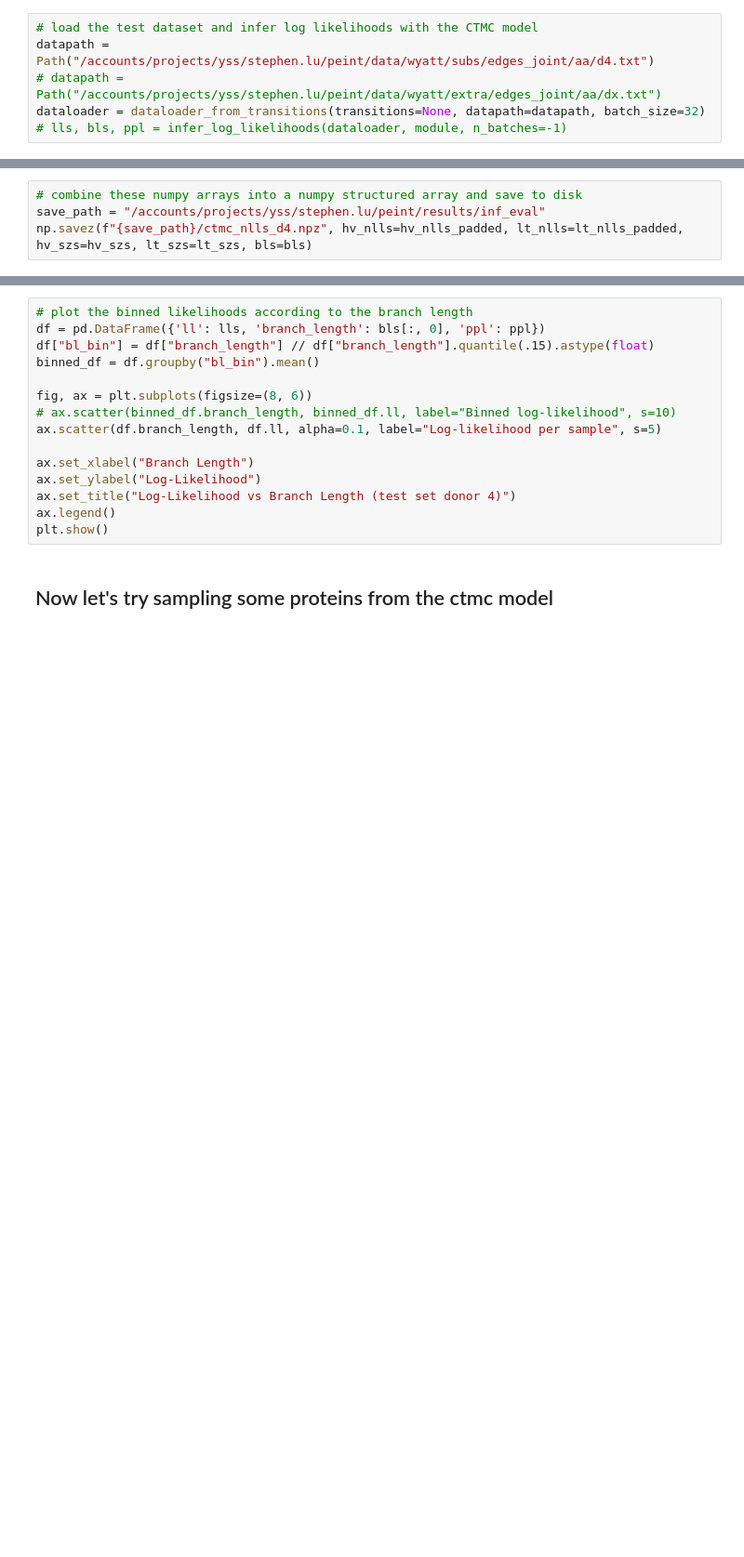
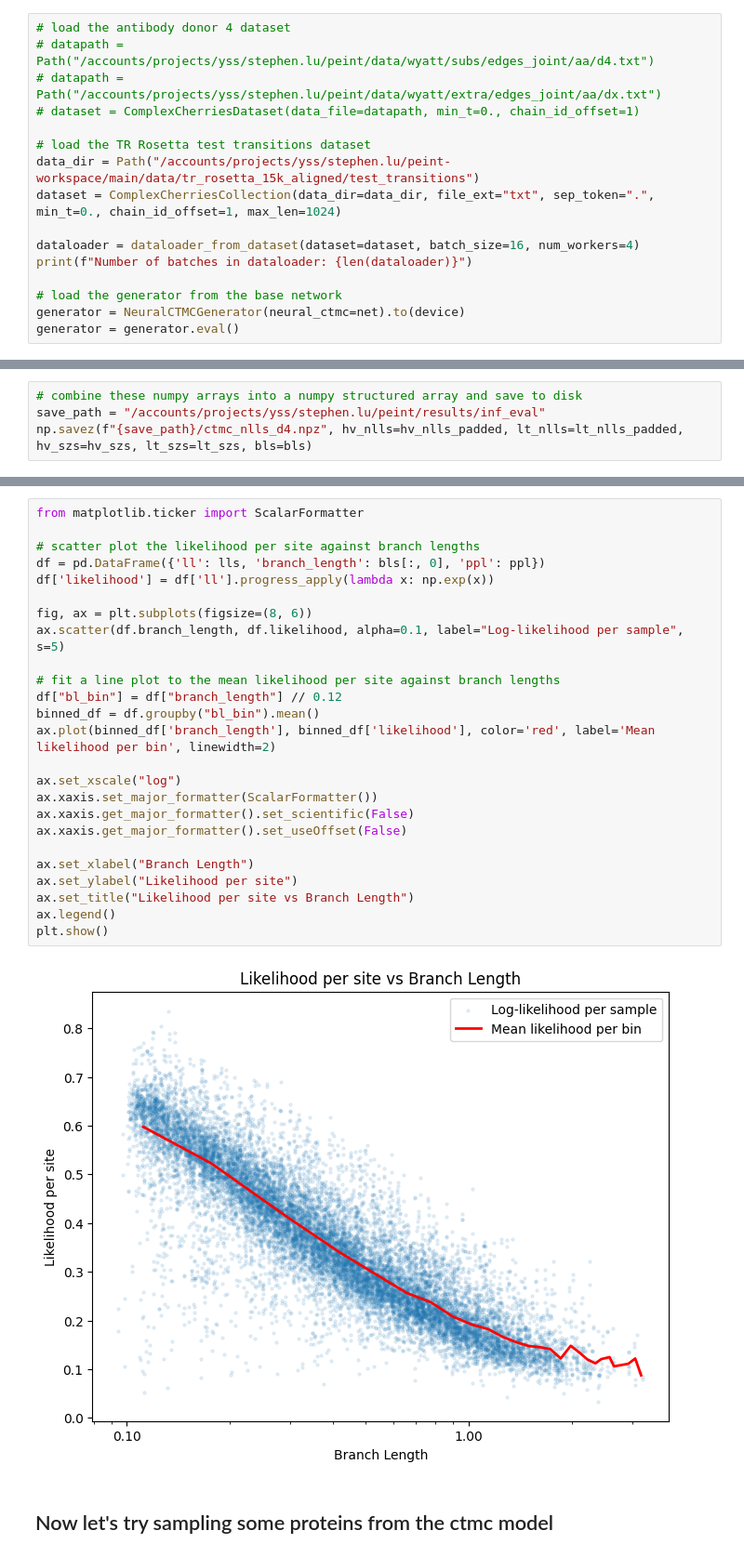
Before and after one commit to thematrixmaster/cosine, a Jupyter notebook: notebooks/eval_ctmc_model.ipynb, the cells around one changed output, grey strips where cells are left out. Shown at 93% size. Drawn from its saved outputs; the diff is of its cells as text; blank space fills up the shorter version.

```diff
--- a/notebooks/eval_ctmc_model.ipynb
+++ b/notebooks/eval_ctmc_model.ipynb
@@ -120,8 +76,18 @@ def compute_hamming_distance(seq1, seq2):
     assert len(seq1) == len(seq2)
     return sum(c1 != c2 for c1, c2 in zip(seq1, seq2))
 # %%
-# load the test dataset and infer log likelihoods with the CTMC model
-datapath = Path("/accounts/projects/yss/stephen.lu/peint/data/wyatt/subs/edges_joint/aa/d4.txt")
+# load the antibody donor 4 dataset
+# datapath = Path("/accounts/projects/yss/stephen.lu/peint/data/wyatt/subs/edges_joint/aa/d4.txt")
 # datapath = Path("/accounts/projects/yss/stephen.lu/peint/data/wyatt/extra/edges_joint/aa/dx.txt")
-dataloader = dataloader_from_transitions(transitions=None, datapath=datapath, batch_size=32)
-# lls, bls, ppl = infer_log_likelihoods(dataloader, module, n_batches=-1)
+# dataset = ComplexCherriesDataset(data_file=datapath, min_t=0., chain_id_offset=1)
+
+# load the TR Rosetta test transitions dataset
+data_dir = Path("/accounts/projects/yss/stephen.lu/peint-workspace/main/data/tr_rosetta_15k_aligned/test_transitions")
+dataset = ComplexCherriesCollection(data_dir=data_dir, file_ext="txt", sep_token=".", min_t=0., chain_id_offset=1, max_len=1024)
+
+dataloader = dataloader_from_dataset(dataset=dataset, batch_size=16, num_workers=4)
+print(f"Number of batches in dataloader: {len(dataloader)}")
+
+# load the generator from the base network
+generator = NeuralCTMCGenerator(neural_ctmc=net).to(device)
+generator = generator.eval()
@@ -208,17 +194,29 @@ df.to_csv("ctmc_model_d4.csv", index=False)
 # %%
-# plot the binned likelihoods according to the branch length
+from matplotlib.ticker import ScalarFormatter
+
+# scatter plot the likelihood per site against branch lengths
 df = pd.DataFrame({'ll': lls, 'branch_length': bls[:, 0], 'ppl': ppl})
-df["bl_bin"] = df["branch_length"] // df["branch_length"].quantile(.15).astype(float)
-binned_df = df.groupby("bl_bin").mean()
+df['likelihood'] = df['ll'].progress_apply(lambda x: np.exp(x))
 
 fig, ax = plt.subplots(figsize=(8, 6))
-# ax.scatter(binned_df.branch_length, binned_df.ll, label="Binned log-likelihood", s=10)
-ax.scatter(df.branch_length, df.ll, alpha=0.1, label="Log-likelihood per sample", s=5)
+ax.scatter(df.branch_length, df.likelihood, alpha=0.1, label="Log-likelihood per sample", s=5)
+
+# fit a line plot to the mean likelihood per site against branch lengths
+df["bl_bin"] = df["branch_length"] // 0.12
+binned_df = df.groupby("bl_bin").mean()
+ax.plot(binned_df['branch_length'], binned_df['likelihood'], color='red', label='Mean likelihood per bin', linewidth=2)
+
+ax.set_xscale("log")
+ax.xaxis.set_major_formatter(ScalarFormatter())
+ax.xaxis.get_major_formatter().set_scientific(False)
+ax.xaxis.get_major_formatter().set_useOffset(False)
 
 ax.set_xlabel("Branch Length")
-ax.set_ylabel("Log-Likelihood")
-ax.set_title("Log-Likelihood vs Branch Length (test set donor 4)")
+ax.set_ylabel("Likelihood per site")
+ax.set_title("Likelihood per site vs Branch Length")
 ax.legend()
 plt.show()
+# %% [output]
+[figure, added]
 # %% [markdown]
 ## Now let's try sampling some proteins from the ctmc model
```
Also changed, not shown: parts of 17 cells of this notebook, 18 other files.
